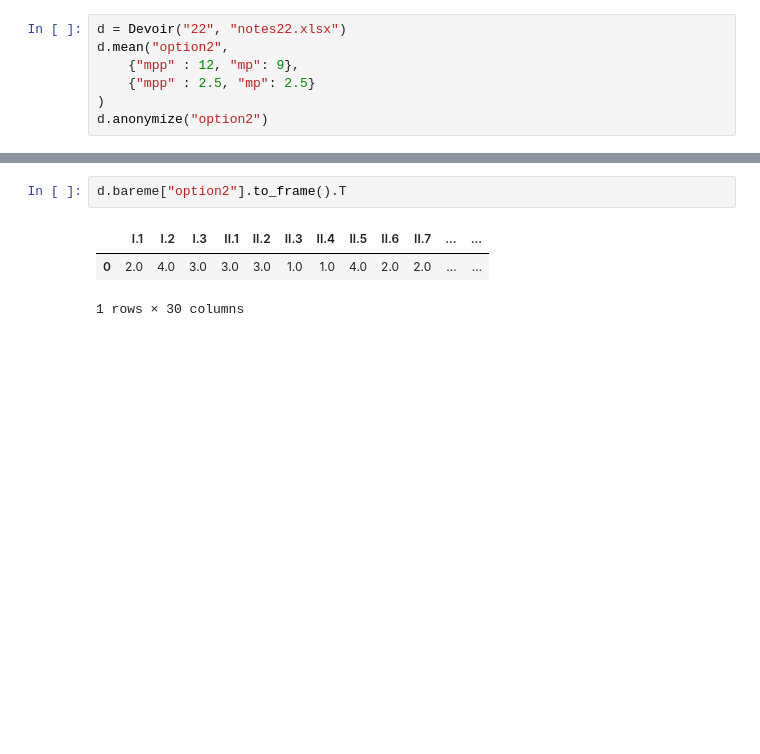
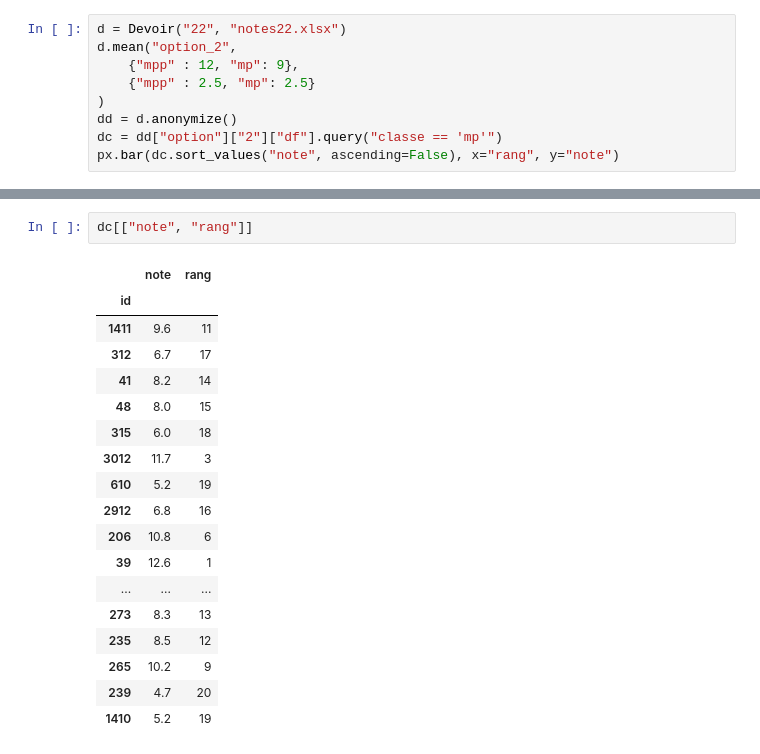
Before and after one commit to fortierq/notes, a Jupyter notebook: test.ipynb, the cells around one changed output, grey strips where cells are left out. Drawn from its saved outputs; the diff is of its cells as text; blank space fills up the shorter version.

```diff
--- a/test.ipynb
+++ b/test.ipynb
@@ -8,8 +9,10 @@ The autoreload extension is already loaded. To reload it, use:
   %reload_ext autoreload
 # %%
 d = Devoir("22", "notes22.xlsx")
-d.mean("option2",
+d.mean("option_2",
     {"mpp" : 12, "mp": 9},
     {"mpp" : 2.5, "mp": 2.5}
 )
-d.anonymize("option2")
+dd = d.anonymize()
+dc = dd["option"]["2"]["df"].query("classe == 'mp'")
+px.bar(dc.sort_values("note", ascending=False), x="rang", y="note")
@@ -16,6 +21,21 @@ d.anonymize("option2")
-# %%
-d.bareme["option2"].to_frame().T
-# %% [output]
-|  | I.1 | I.2 | I.3 | II.1 | II.2 | II.3 | II.4 | II.5 | II.6 | II.7 | ... | ... |
-| 0 | 2.0 | 4.0 | 3.0 | 3.0 | 3.0 | 1.0 | 1.0 | 4.0 | 2.0 | 2.0 | ... | ... |
-1 rows × 30 columns
+# %%
+dc[["note", "rang"]]
+# %% [output]
+|  | note | rang |
+| id |  |  |
+| 1411 | 9.6 | 11 |
+| 312 | 6.7 | 17 |
+| 41 | 8.2 | 14 |
+| 48 | 8.0 | 15 |
+| 315 | 6.0 | 18 |
+| 3012 | 11.7 | 3 |
+| 610 | 5.2 | 19 |
+| 2912 | 6.8 | 16 |
+| 206 | 10.8 | 6 |
+| 39 | 12.6 | 1 |
+| ... | ... | ... |
+| 273 | 8.3 | 13 |
+| 235 | 8.5 | 12 |
+| 265 | 10.2 | 9 |
+| 239 | 4.7 | 20 |
+| 1410 | 5.2 | 19 |
```
Also changed, not shown: parts of 3 cells of this notebook, 5 other files.
